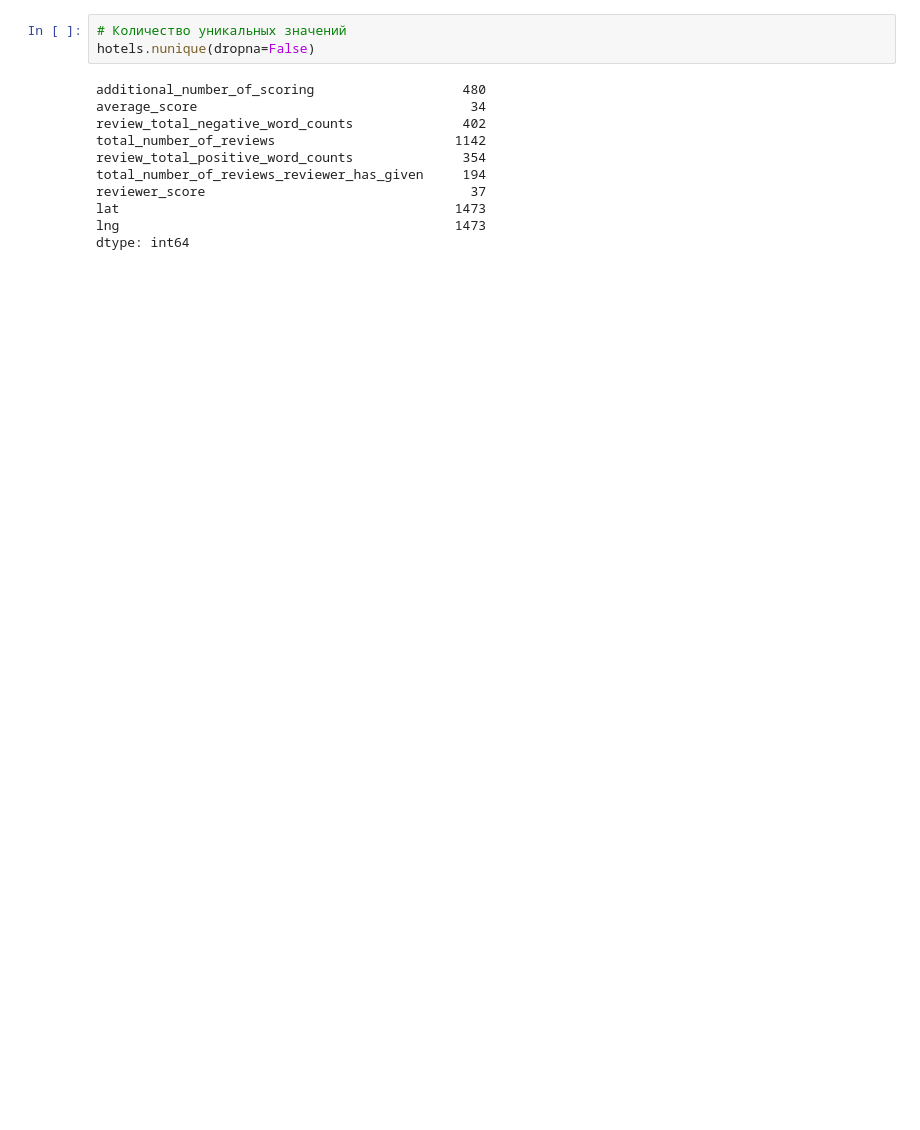
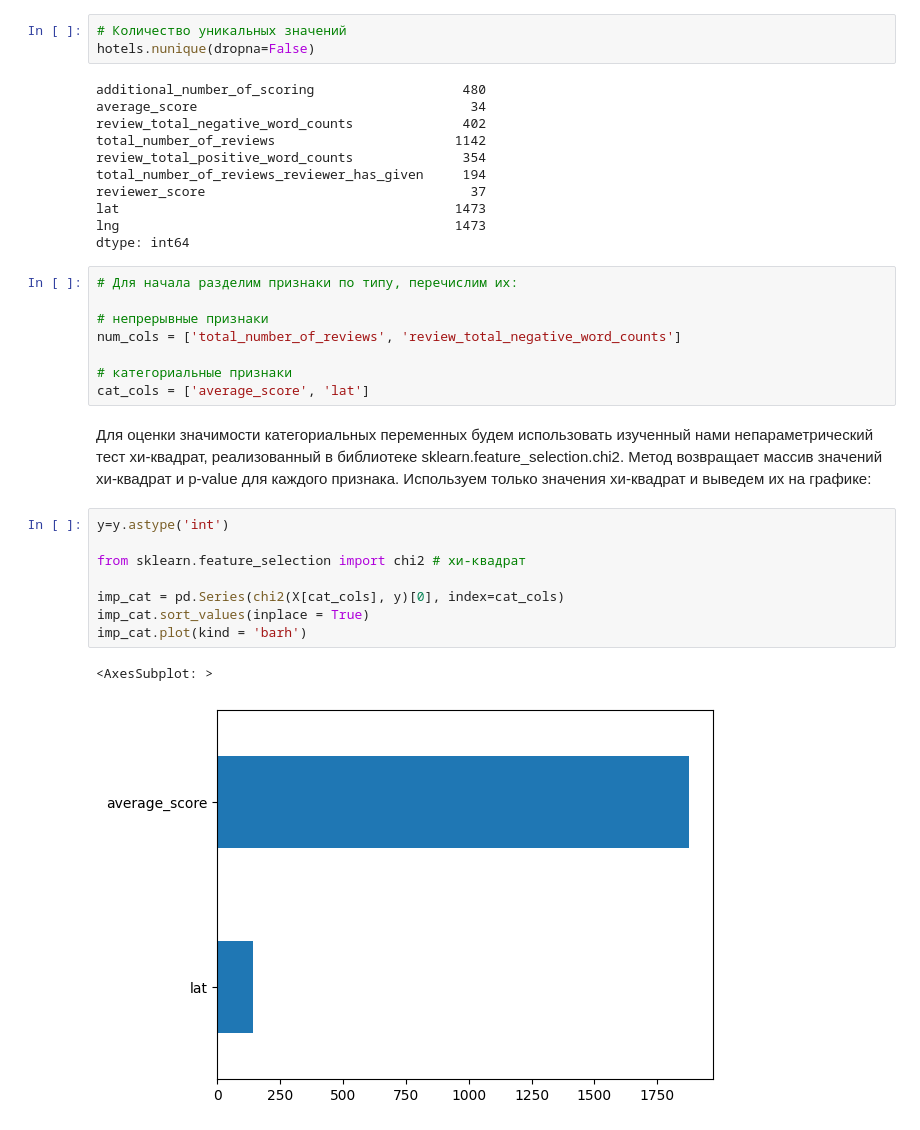
Before and after one commit to abodrij/sf_data_science, a Jupyter notebook: Project_3/Project_3.ipynb, the cells around one changed output. Cells and saved outputs as stored; diff of their text form; blank space fills up the shorter version.

```diff
--- a/Project_3/Project_3.ipynb
+++ b/Project_3/Project_3.ipynb
@@ -234,3 +261,24 @@ reviewer_score                                  37
 lat                                           1473
 lng                                           1473
 dtype: int64
+# %%
+# Для начала разделим признаки по типу, перечислим их:
+
+# непрерывные признаки
+num_cols = ['total_number_of_reviews', 'review_total_negative_word_counts']
+
+# категориальные признаки
+cat_cols = ['average_score', 'lat']
+# %% [markdown]
+Для оценки значимости категориальных переменных будем использовать изученный нами непараметрический тест хи-квадрат, реализованный в библиотеке sklearn.feature_selection.chi2. Метод возвращает массив значений хи-квадрат и p-value для каждого признака. Используем только значения хи-квадрат и выведем их на графике:
+# %%
+y=y.astype('int')
+
+from sklearn.feature_selection import chi2 # хи-квадрат
+
+imp_cat = pd.Series(chi2(X[cat_cols], y)[0], index=cat_cols)
+imp_cat.sort_values(inplace = True)
+imp_cat.plot(kind = 'barh')
+# %% [output]
+<AxesSubplot: >
+[figure, added]
```
Also changed, not shown: parts of 16 cells of this notebook.
